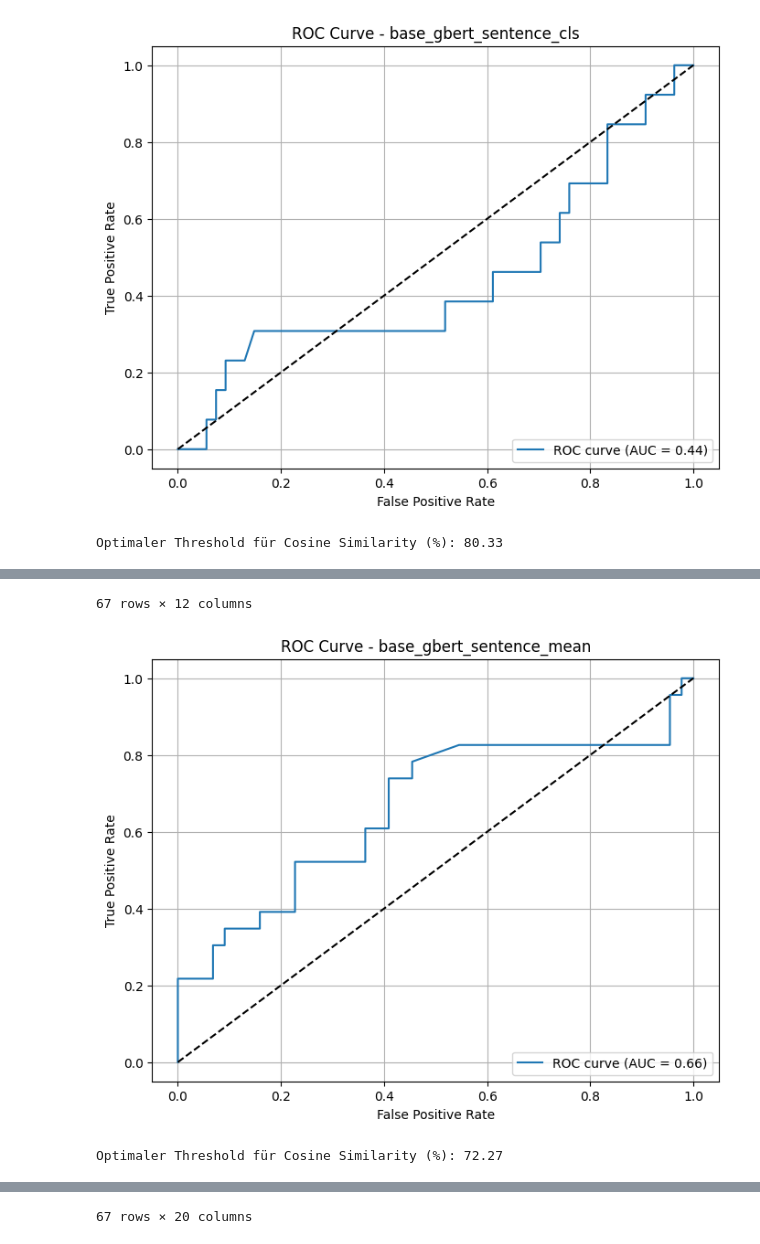
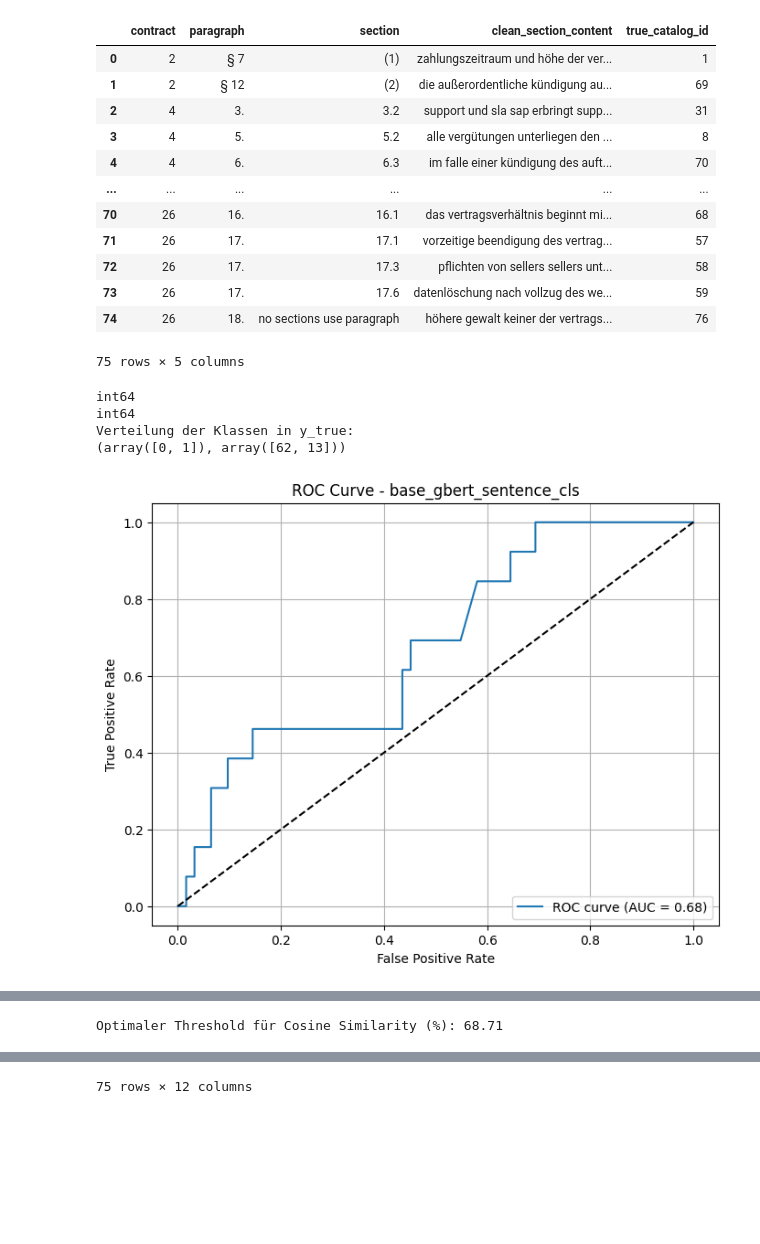
Before and after one commit to Nils7291/NLP_Contract_Checker, a Jupyter notebook: notebooks/05_model_evaluation.ipynb, the cells around one changed output, grey strips where cells are left out. Drawn from its saved outputs; the diff is of its cells as text; code cells hidden in the pictures; blank space fills up the shorter version.

Commit message:
new mapping

```diff
--- a/notebooks/05_model_evaluation.ipynb
+++ b/notebooks/05_model_evaluation.ipynb
@@ -14,7 +14,7 @@ df_unlabeled = pd.read_pickle("../data/data_clean.pkl")
 df_unlabeled = df_unlabeled[["contract","paragraph","section","section_content","clean_section_content"]]
 display(df_unlabeled)
 
-mapping = pd.read_excel("../data/mapping.xlsx")
+mapping = pd.read_excel("../data/mapping_human.xlsx")
 mapping = mapping[["section_content","catalog_id"]]
 display(mapping)
 
@@ -187,6 +183,8 @@ import numpy as np
 df_to_match = df_labeled[["contract","paragraph","section","clean_section_content"]]
 df_true_match = df_labeled[["contract","paragraph","section","clean_section_content","catalog_id"]]
 df_true_match.rename(columns={"catalog_id": "true_catalog_id"},inplace= True)
+display(df_true_match)
+df_true_match["true_catalog_id"] = df_true_match["true_catalog_id"].astype(int)
 cols = ["contract","paragraph","section","clean_section_content"]
 
 
@@ -215,33 +213,57 @@ for model_name in models_dict:
     df_to_match[f"matched_paragraph_{model_name}"] = cat.loc[best_match_idx, "paragraph_topic"].values
     df_to_match[f"matched_catalog_id_{model_name}"] = cat.loc[best_match_idx, "catalog_id"].values
 
+    print(df_true_match["true_catalog_id"].dtype)
+    print(df_to_match[f"matched_catalog_id_{model_name}"].dtype)
+
 
     y_true = (df_true_match["true_catalog_id"].values == df_to_match[f"matched_catalog_id_{model_name}"].values).astype(int)
     y_scores = df_to_match[f"similarity_percent_{model_name}"].values / 100  # zurück zu 0–1
+    print("Verteilung der Klassen in y_true:")
+    print(np.unique(y_true, return_counts=True))
+
 
     # ROC-Kurve
     fpr, tpr, thresholds = roc_curve(y_true, y_scores)
     roc_auc = auc(fpr, tpr)
 
     # Plot
     plt.figure(figsize=(8, 6))
     plt.plot(fpr, tpr, label=f'ROC curve (AUC = {roc_auc:.2f})')
     plt.plot([0, 1], [0, 1], 'k--')  # Diagonale
     plt.xlabel('False Positive Rate')
     plt.ylabel('True Positive Rate')
     plt.title(f'ROC Curve - {model_name}')
     plt.legend(loc='lower right')
     plt.grid(True)
     plt.show()
     # Optimaler Threshold = max(tpr - fpr)
-    optimal_idx = np.argmax(tpr - fpr)
+    custom_score = tpr - 0.5 * fpr
+    optimal_idx = np.argmax(custom_score)
+    optimal_threshold = thresholds[optimal_idx]
     optimal_threshold = thresholds[optimal_idx]
     print(f"Optimaler Threshold für Cosine Similarity (%): {optimal_threshold * 100:.2f}")
     # Neue Spalte: Match nur wenn Score >= Threshold
     df_to_match[f"match_valid_{model_name}"] = y_scores >= optimal_threshold
     df_to_match.loc[~df_to_match[f"match_valid_{model_name}"], f"matched_catalog_id_{model_name}"] = -99
     cols = list(df_to_match.columns)
     display(df_to_match)
 # %% [output]
+|  | contract | paragraph | section | clean_section_content | true_catalog_id |
+| 0 | 2 | § 7 | (1) | zahlungszeitraum und höhe der ver... | 1 |
+| 1 | 2 | § 12 | (2) | die außerordentliche kündigung au... | 69 |
+| 2 | 4 | 3. | 3.2 | support und sla sap erbringt supp... | 31 |
+| 3 | 4 | 5. | 5.2 | alle vergütungen unterliegen den ... | 8 |
+| 4 | 4 | 6. | 6.3 | im falle einer kündigung des auft... | 70 |
+| ... | ... | ... | ... | ... | ... |
+| 70 | 26 | 16. | 16.1 | das vertragsverhältnis beginnt mi... | 68 |
+| 71 | 26 | 17. | 17.1 | vorzeitige beendigung des vertrag... | 57 |
+| 72 | 26 | 17. | 17.3 | pflichten von sellers sellers unt... | 58 |
+| 73 | 26 | 17. | 17.6 | datenlöschung nach vollzug des we... | 59 |
+| 74 | 26 | 18. | no sections use paragraph | höhere gewalt keiner der vertrags... | 76 |
+75 rows × 5 columns
+int64
+int64
+Verteilung der Klassen in y_true:
+(array([0, 1]), array([62, 13]))
-[figure, old version]
+[figure, new version]
-Optimaler Threshold für Cosine Similarity (%): 80.33
@@ -260,5 +270,3 @@ Optimaler Threshold für Cosine Similarity (%): 80.33
-67 rows × 12 columns
-[figure, old version]
-Optimaler Threshold für Cosine Similarity (%): 72.27
+Optimaler Threshold für Cosine Similarity (%): 68.71
 |  | contract | paragraph | section | clean_section_content | section_em_base_gbert_sentence_cls | matched_example_index_base_gbert_... | ... |
 | 0 | 2 | § 7 | (1) | zahlungszeitraum und höhe der ver... | [0.5661153, -0.94223493, -0.03465... | 6 | ... |
@@ -275 +283 @@ Optimaler Threshold für Cosine Similarity (%): 72.27
-67 rows × 20 columns
+75 rows × 12 columns
```
Also changed, not shown: parts of 8 cells of this notebook, 6 other files.
